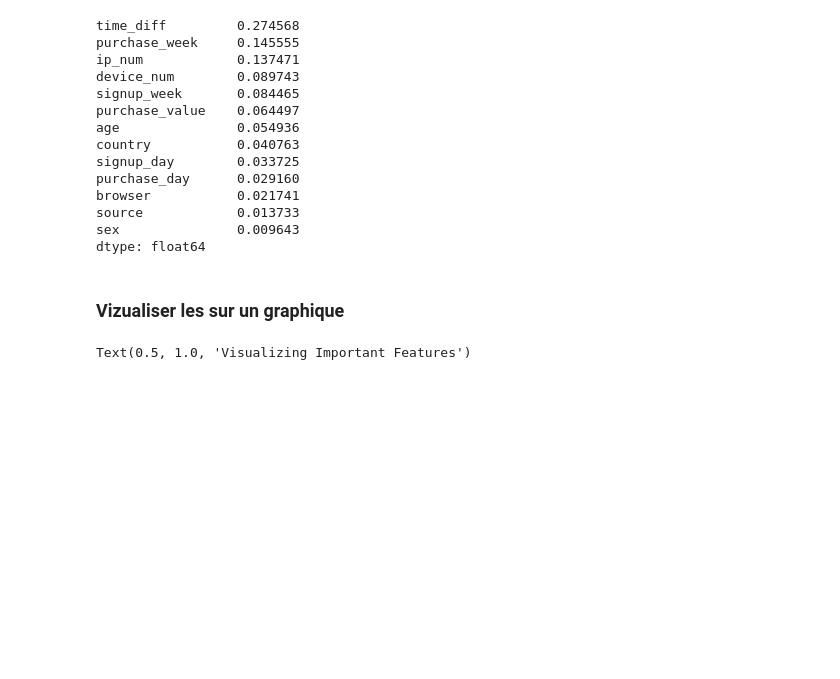
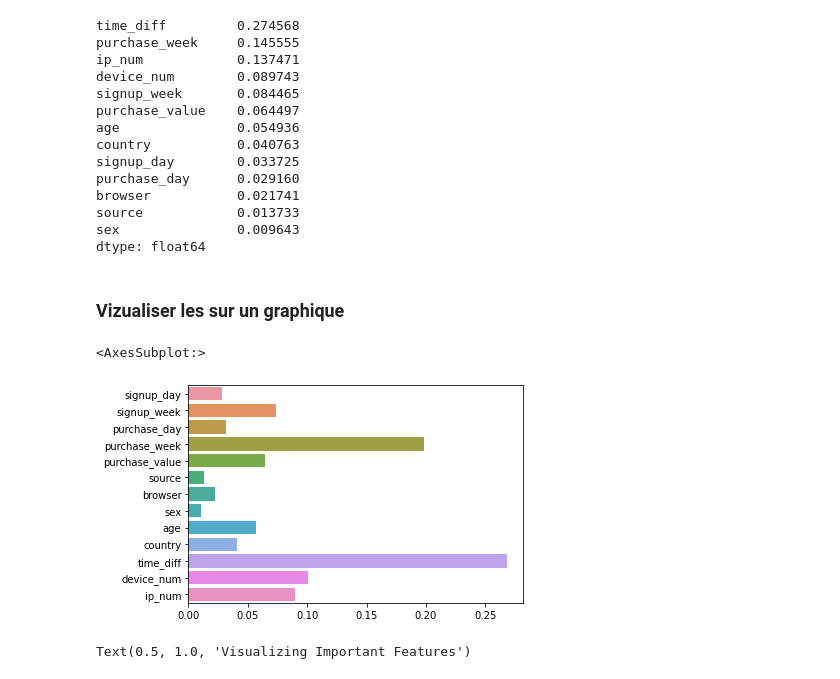
Before and after one commit to OFloyd/formation_greta, a Jupyter notebook: tp/tp_24_02_fraudes/projet_fraud.ipynb, the cells around one changed output. Saved outputs shown, nothing was run; the diff lists cells and outputs as text; code cells hidden in the pictures; blank space fills up the shorter version.

```diff
--- a/tp/tp_24_02_fraudes/projet_fraud.ipynb
+++ b/tp/tp_24_02_fraudes/projet_fraud.ipynb
@@ -146,2 +159,8 @@ fraud.groupby('device_id')
 # %% [markdown]
 ### Définir vos variables de travail (X,y)
+# %%
+feat=['signup_day', 'signup_week', 'purchase_day', 'purchase_week', 'purchase_value', 'source',
+        'browser', 'sex', 'age', 'country', 'time_diff', 'device_num', 'ip_num']
+targ='class'
+X=fraud[feat]
+Y=fraud[targ]
@@ -178,5 +228,19 @@ dtypes: int64(10), object(4)
 memory usage: 17.3+ MB
 # %% [markdown]
 ### Traiter les variables catégoriques
+# %%
+src_encode=LabelEncoder()
+X['source']=src_encode.fit_transform(X['source'])
+
+brw_encode=LabelEncoder()
+X['browser']=brw_encode.fit_transform(X['browser'])
+
+sex_encode=LabelEncoder()
+X['sex']=sex_encode.fit_transform(X['sex'])
+
+cnt_encode=LabelEncoder()
+X['country']=cnt_encode.fit_transform(X['country'])
 # %% [markdown]
 ### Spliter vos variables
+# %%
+x_train, x_test, y_train, y_test = train_test_split(X, Y , test_size=0.3)
@@ -185,3 +253,6 @@ memory usage: 17.3+ MB
 Shape du dataset d'entrainement : (105778, 13) | Shape du dataset de test : (45334, 13)
 # %% [markdown]
 ### Instancier un `RandomForestClassifier` et l'entrainer sur vos données
+# %%
+rfc=RandomForestClassifier()
+rfc.fit(x_train, y_train)
@@ -210,6 +297,11 @@ sex               0.009643
 dtype: float64
 # %% [markdown]
 ### Vizualiser les sur un graphique
+# %%
+sns.barplot(x=rfc.feature_importances_, y=rfc.feature_names_in_)
+# %% [output]
+<AxesSubplot:>
+[figure, added]
 # %%
 # %% [output]
 Text(0.5, 1.0, 'Visualizing Important Features')
```
Also changed, not shown: parts of 33 cells of this notebook.
